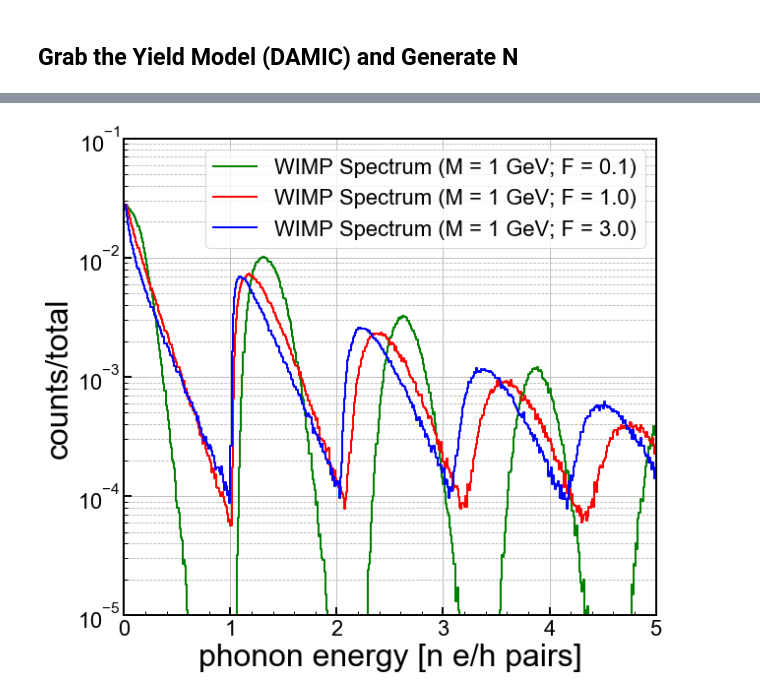
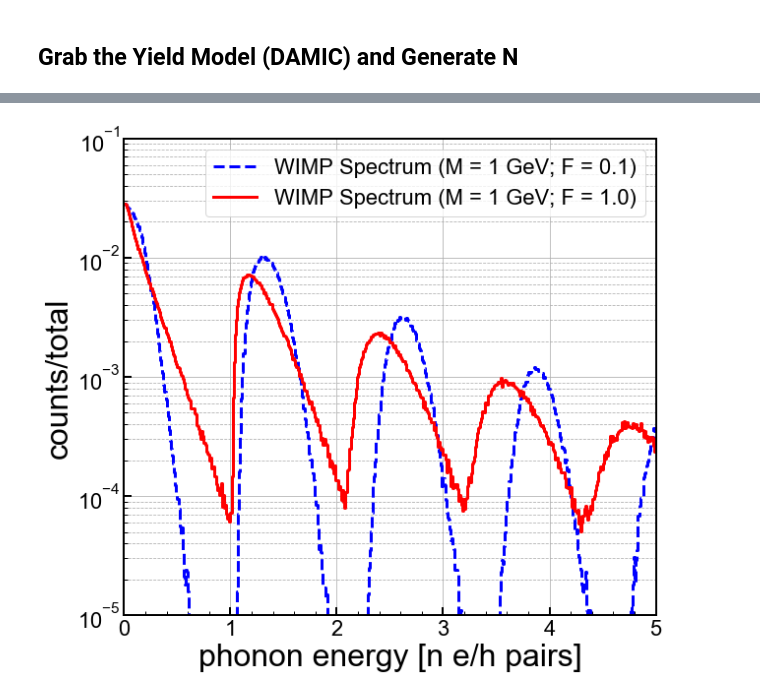
Before and after one commit to villaa/nrFano_Constraint, a Jupyter notebook: HVeV_WIMP_spectrum.ipynb, the cells around one changed output, grey strips where cells are left out. Drawn from its saved outputs; the diff is of its cells as text; code cells hidden in the pictures.

Commit message:
[ANV] updated plot

```diff
--- a/HVeV_WIMP_spectrum.ipynb
+++ b/HVeV_WIMP_spectrum.ipynb
@@ -216,34 +216,34 @@ fig,axes = plt.subplots(1,1,figsize=(9.0,8.0),sharex=True)
 ax1 = axes
 
 X = np.arange(0,5,0.01)
 
 label1 = 'WIMP Spectrum (M = 1 GeV; F = {0:1.1f})'.format(Fv[0])
-ax1.step(xc,n_f[:,0]/Ntot, where='mid',color='g', linestyle='-', label=label1, linewidth=2)
+ax1.step(xc,n_f[:,0]/Ntot, where='mid',color='b', linestyle='--', label=label1, linewidth=3)
 label2 = 'WIMP Spectrum (M = 1 GeV; F = {0:1.1f})'.format(Fv[1])
-ax1.step(xc,n_f[:,1]/Ntot, where='mid',color='r', linestyle='-', label=label2, linewidth=2)
+ax1.step(xc,n_f[:,1]/Ntot, where='mid',color='r', linestyle='-', label=label2, linewidth=3)
 label3 = 'WIMP Spectrum (M = 1 GeV; F = {0:1.1f})'.format(Fv[2])
-ax1.step(xc,n_f[:,2]/Ntot, where='mid',color='b', linestyle='-', label=label3, linewidth=2)
+#ax1.step(xc,n_f[:,2]/Ntot, where='mid',color='g', linestyle='-', label=label3, linewidth=3)
 #ax1.plot(X,gaus(X,*popt),'k-',label='fit')
 
 
 ymin=0.00001
 ymax=0.1
 
 
 ax1.set_yscale('log')
 ax1.set_xlim(0, 5)
 ax1.set_ylim(ymin,ymax)
 ax1.set_xlabel('phonon energy [n e/h pairs]',**axis_font)
 ax1.set_ylabel('counts/total',**axis_font)
 ax1.grid(True)
 ax1.yaxis.grid(True,which='minor',linestyle='--')
 ax1.legend(loc=1,prop={'size':22})
 
 for axis in ['top','bottom','left','right']:
   ax1.spines[axis].set_linewidth(2)
 
 plt.tight_layout()
 plt.savefig('figures/WIMPs_1GeV_HVeV.png')
 plt.show()
 # %% [output]
-[figure, old version]
+[figure, new version]
```
Also changed, not shown: parts of 2 cells of this notebook, 1 other file.
